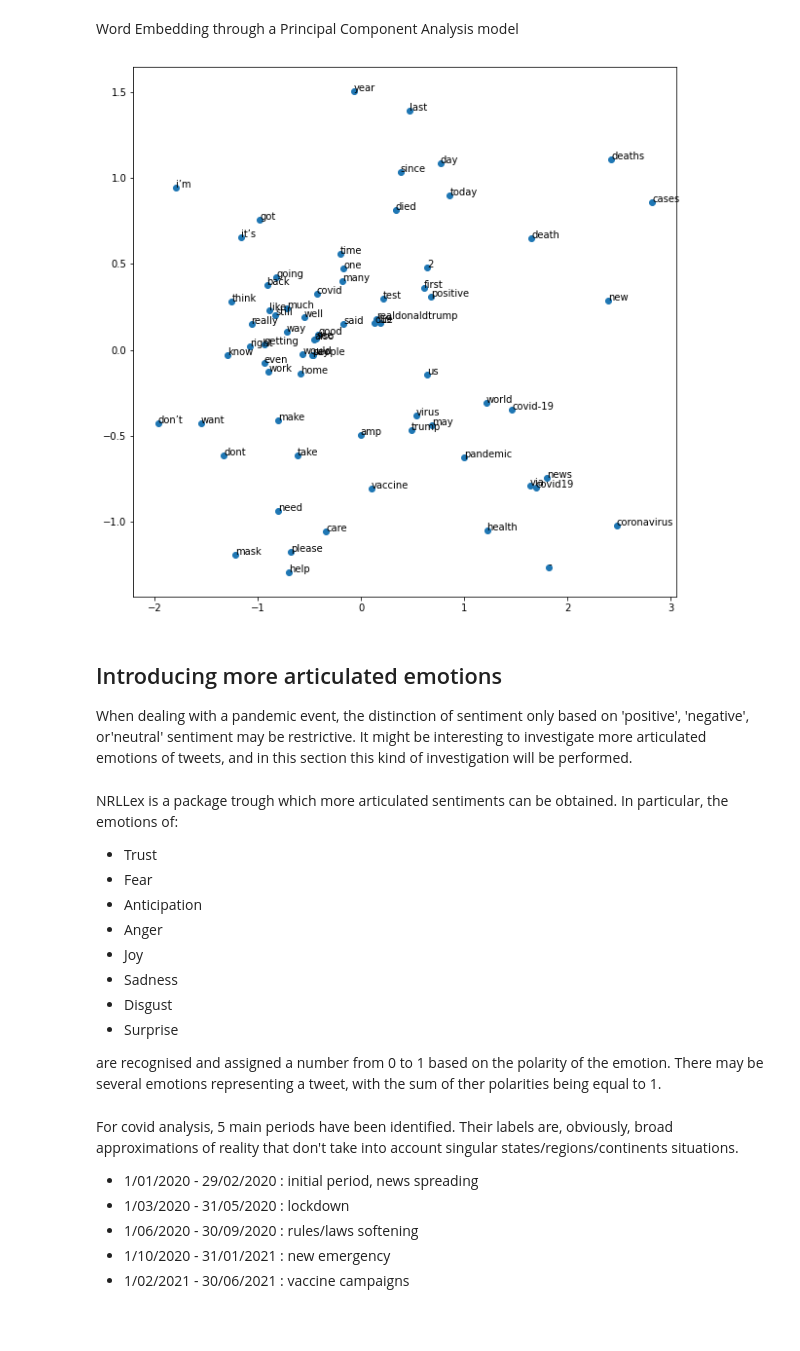
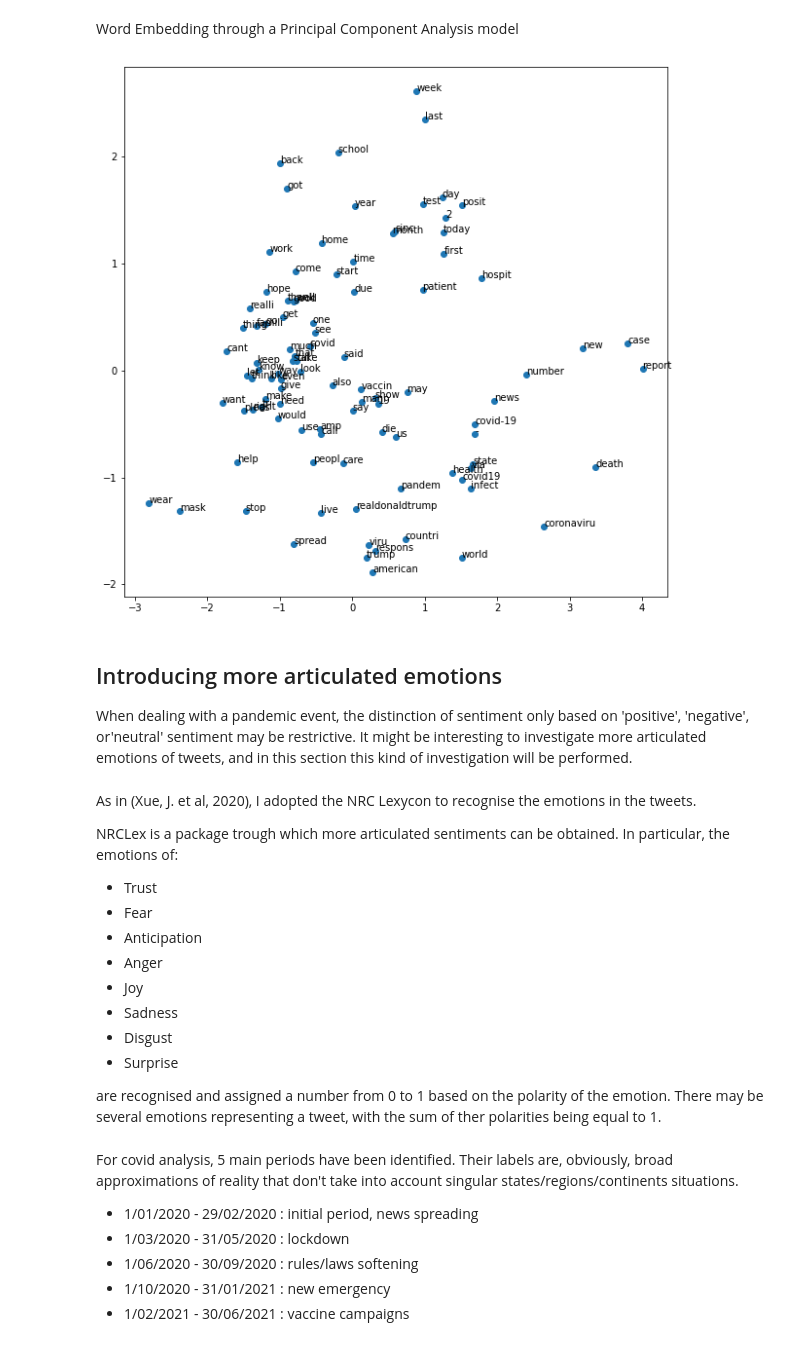
Before and after one commit to filopacio/NaturalLanguagePandemic, a Jupyter notebook: covid_analysis.ipynb, the cells around one changed output. Drawn from its saved outputs; the diff is of its cells as text; code cells hidden in the pictures.

```diff
--- a/covid_analysis.ipynb
+++ b/covid_analysis.ipynb
@@ -156,6 +163,8 @@ def remove_stopwords(text):
     stop.add('im')
     stop.add("i'm")
     stop.add('could')
+    stop.add('dont')
+    stop.add('didnt')
     stop.add('go')
     stop.add('it')
     stop.add('get')
@@ -185,12 +194,11 @@ def p_stem(text):
 **Final outcome of preprocessing**
 # %%
 def preprocess(text):
-  cl_tweets = [clean_text(c) for c in text]
-  cl_tweets = pd.Series(cl_tweets).astype(str)
-  removed = remove_stopwords(cl_tweets)
+  cleaned = [clean_text(i) for i in text]
+  removed = remove_stopwords(cleaned)
   lemmatized = [lemmatize(i) for i in removed]
-  #stemmed = [p_stem(i) for i in lemmatized]
-  return lemmatized #stemmed
+  stemmed = [p_stem(i) for i in lemmatized]
+  return stemmed
 # %%
 from nltk.corpus import stopwords
 # %%
@@ -206,15 +228,16 @@ from nltk.sentiment.vader import SentimentIntensityAnalyzer
 # %%
 sent_analyzer = SentimentIntensityAnalyzer()
 # %%
+c = [sent_analyzer.polarity_scores(i) for i in df_c.tweet]
 df_c['polarity'] = [i.get('compound') for i in c]
 # %%
-df_c['sentiment'] = np.repeat(1,len(df_c))
+df_c['sentiment'] = list(np.repeat(1,len(df_c)))
 for i in range(len(df_c)):
    if df_c.polarity[i] > 1/3:
-     df_c['sentiment'].loc[i] = 'positive'
+     df_c['sentiment'][i] = 'positive'
    elif df_c.polarity[i] < -1/3:
-        df_c['sentiment'].loc[i] = 'negative'
+        df_c['sentiment'][i] = 'negative'
    else:
-        df_c['sentiment'].loc[i] = 'neutral'
+        df_c['sentiment'][i] = 'neutral'
 # %%
 df_c.sentiment
@@ -318,23 +395,25 @@ import matplotlib.pyplot as plt
 # %%
 covid_w2v = Word2Vec(df_c.tweets, min_count = 1500)
 # %%
-X = covid_w2v[covid_w2v.wv.vocab]
+X = covid_w2v.wv.__getitem__(covid_w2v.wv.vocab)
 pca = PCA(n_components=2)
 result = pca.fit_transform(X)
 plt.figure(figsize=(10, 10))
 plt.scatter(result[:,0], result[:,1])
 words = list(covid_w2v.wv.vocab)
 for i, word in enumerate(words):
 	plt.annotate(word, xy=(result[i,0], result[i,1]))
 plt.show()
 # %% [output]
-[figure, old version]
+[figure, new version]
 # %% [markdown]
 ## Introducing more articulated emotions
 
 When dealing with a pandemic event, the distinction of sentiment only based on 'positive', 'negative', or'neutral' sentiment may be restrictive. It might be interesting to investigate more articulated emotions of tweets, and in this section this kind of investigation will be performed.
 # %% [markdown]
-NRLLex is a package trough which more articulated sentiments can be obtained. In particular, the emotions of:
+As in (Xue, J. et al, 2020), I adopted the NRC Lexycon to recognise the emotions in the tweets.
+
+NRCLex is a package trough which more articulated sentiments can be obtained. In particular, the emotions of:
 
 - Trust
 - Fear
```
Also changed, not shown: parts of 25 cells of this notebook.
